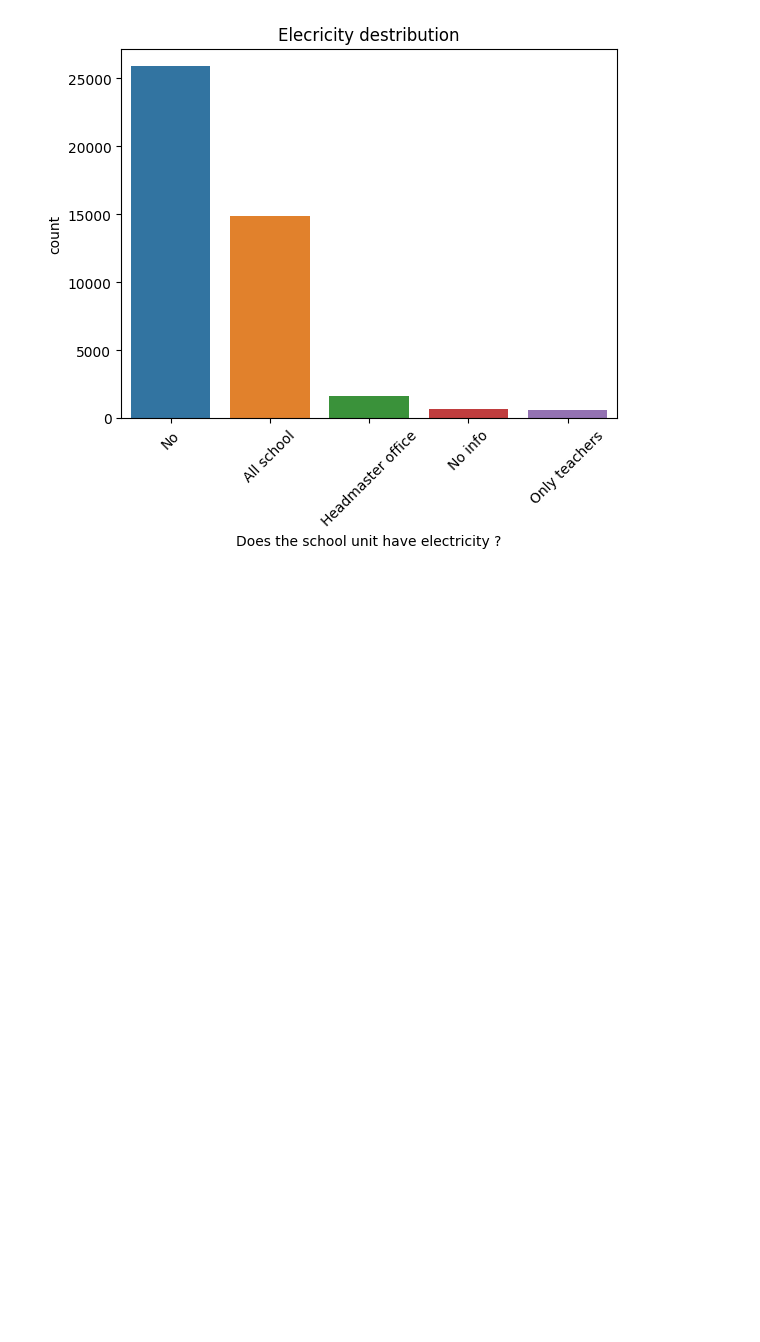
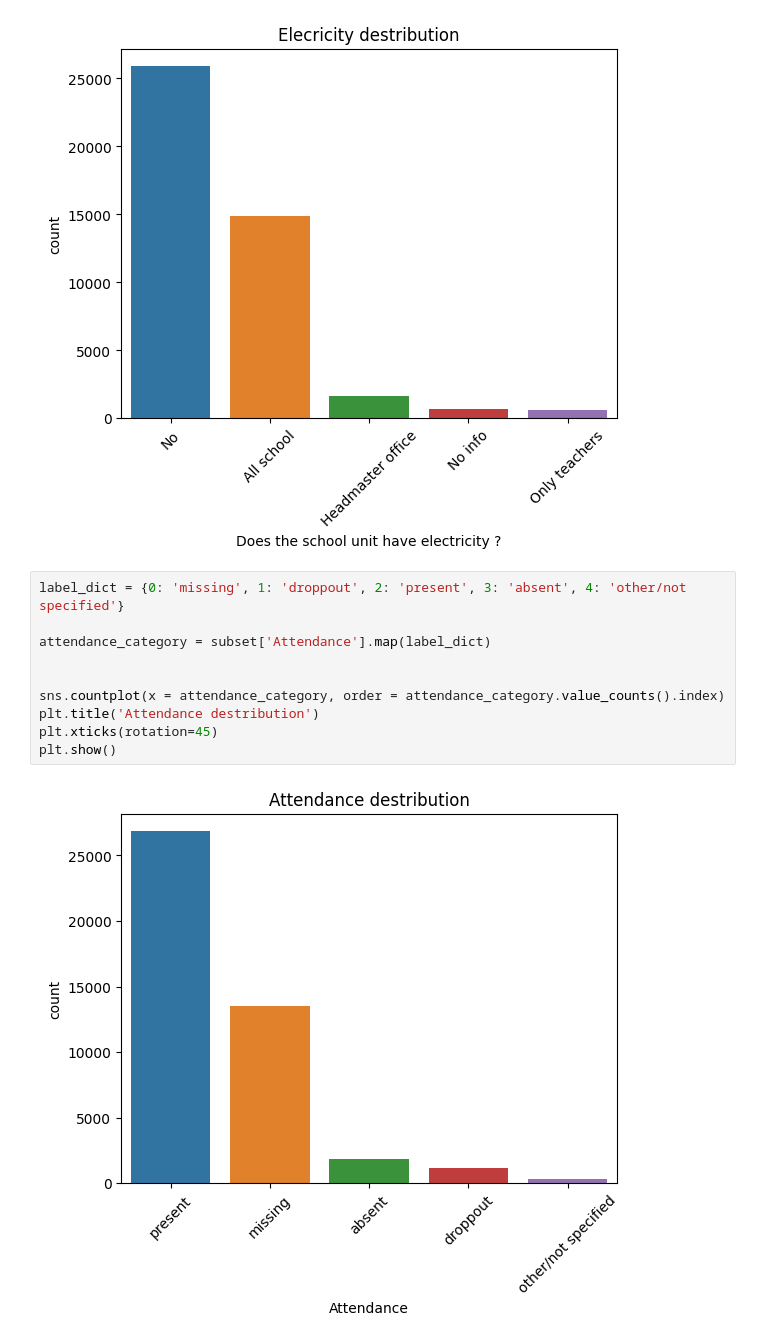
Before and after one commit to neylabelmaachi/schoolpred, a Jupyter notebook: notebooks/andriigegliuk_features_selection_visits.ipynb, the cells around one changed output. Drawn from its saved outputs; the diff is of its cells as text; blank space fills up the shorter version.

```diff
--- a/notebooks/andriigegliuk_features_selection_visits.ipynb
+++ b/notebooks/andriigegliuk_features_selection_visits.ipynb
@@ -171,3 +189,15 @@ plt.xticks(rotation=45)
 plt.show()
 # %% [output]
 [figure]
+# %%
+label_dict = {0: 'missing', 1: 'droppout', 2: 'present', 3: 'absent', 4: 'other/not specified'}
+
+attendance_category = subset['Attendance'].map(label_dict)
+
+
+sns.countplot(x = attendance_category, order = attendance_category.value_counts().index)
+plt.title('Attendance destribution')
+plt.xticks(rotation=45)
+plt.show()
+# %% [output]
+[figure, added]
```
Also changed, not shown: parts of 5 cells of this notebook.
